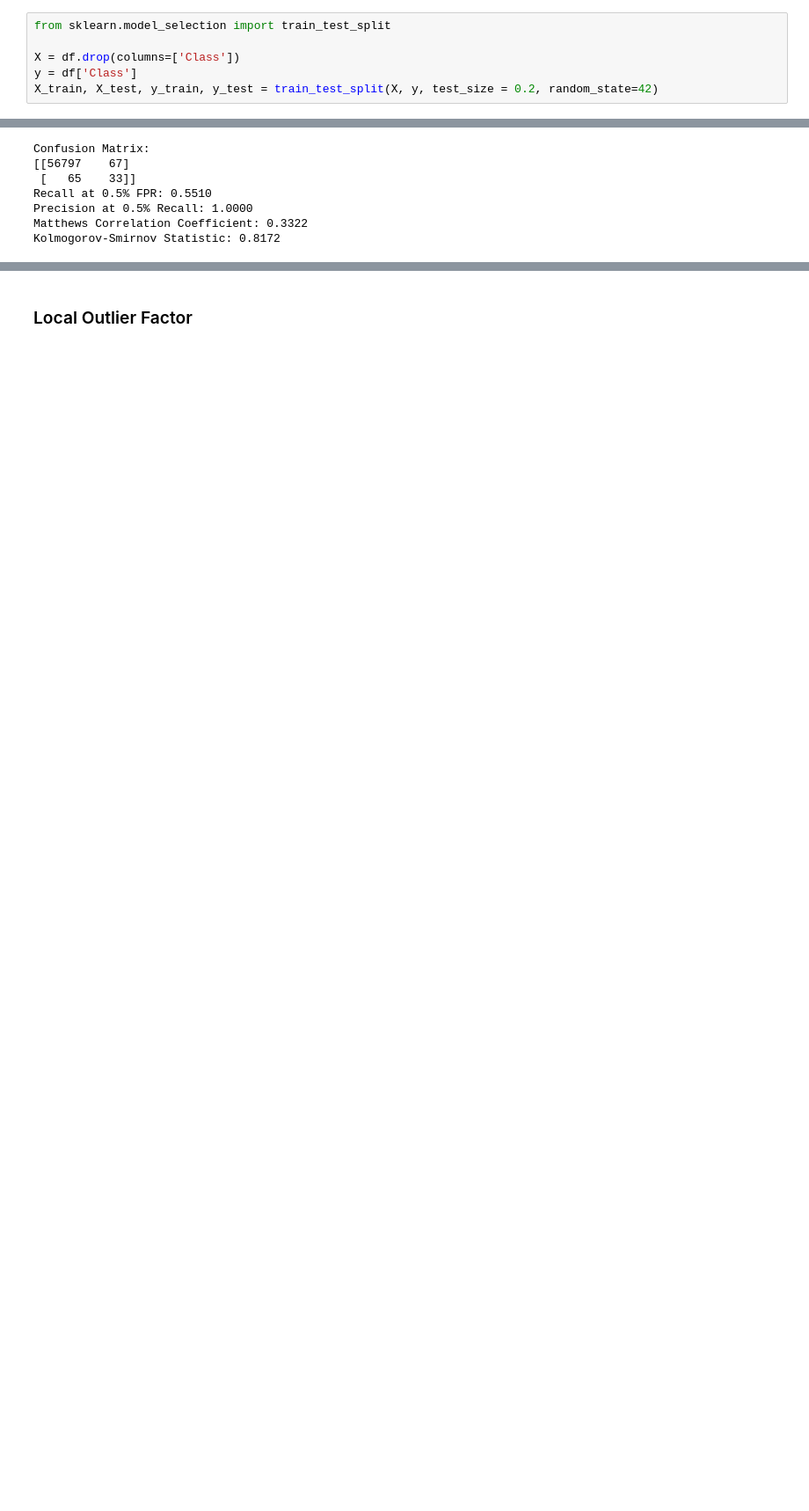
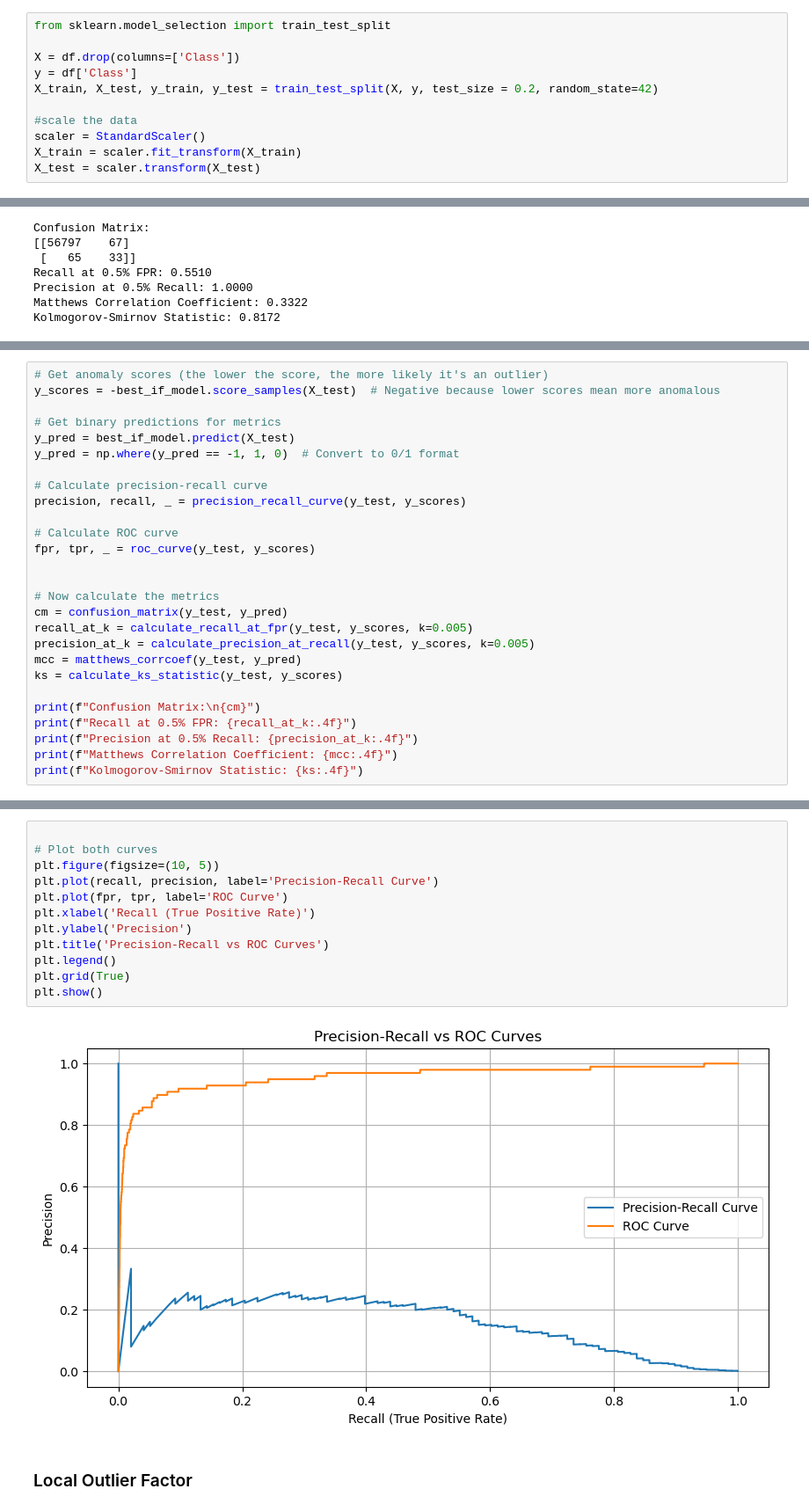
Before and after one commit to itxtx/credit_card_fraud_prediction, a Jupyter notebook: credit_card_fraud_unsupervised.ipynb, the cells around one changed output, grey strips where cells are left out. Shown at 88% size. Cells and saved outputs as stored; diff of their text form; blank space fills up the shorter version.

```diff
--- a/credit_card_fraud_unsupervised.ipynb
+++ b/credit_card_fraud_unsupervised.ipynb
@@ -75,6 +75,11 @@ from sklearn.model_selection import train_test_split
 X = df.drop(columns=['Class'])
 y = df['Class']
 X_train, X_test, y_train, y_test = train_test_split(X, y, test_size = 0.2, random_state=42)
+
+#scale the data
+scaler = StandardScaler()
+X_train = scaler.fit_transform(X_train)
+X_test = scaler.transform(X_test)
 # %% [markdown]
 ### Isolation Forest
 # %%
@@ -178,0 +242,27 @@ Kolmogorov-Smirnov Statistic: 0.8172
+# %%
+# Get anomaly scores (the lower the score, the more likely it's an outlier)
+y_scores = -best_if_model.score_samples(X_test)  # Negative because lower scores mean more anomalous
+
+# Get binary predictions for metrics
+y_pred = best_if_model.predict(X_test)
+y_pred = np.where(y_pred == -1, 1, 0)  # Convert to 0/1 format
+
+# Calculate precision-recall curve
+precision, recall, _ = precision_recall_curve(y_test, y_scores)
+
+# Calculate ROC curve
+fpr, tpr, _ = roc_curve(y_test, y_scores)
+
+
+# Now calculate the metrics
+cm = confusion_matrix(y_test, y_pred)
+recall_at_k = calculate_recall_at_fpr(y_test, y_scores, k=0.005)
+precision_at_k = calculate_precision_at_recall(y_test, y_scores, k=0.005)
+mcc = matthews_corrcoef(y_test, y_pred)
+ks = calculate_ks_statistic(y_test, y_scores)
+
+print(f"Confusion Matrix:\n{cm}")
+print(f"Recall at 0.5% FPR: {recall_at_k:.4f}")
+print(f"Precision at 0.5% Recall: {precision_at_k:.4f}")
+print(f"Matthews Correlation Coefficient: {mcc:.4f}")
+print(f"Kolmogorov-Smirnov Statistic: {ks:.4f}")
@@ -179,2 +277,16 @@ Kolmogorov-Smirnov Statistic: 0.8172
+# %%
+
+# Plot both curves
+plt.figure(figsize=(10, 5))
+plt.plot(recall, precision, label='Precision-Recall Curve')
+plt.plot(fpr, tpr, label='ROC Curve')
+plt.xlabel('Recall (True Positive Rate)')
+plt.ylabel('Precision')
+plt.title('Precision-Recall vs ROC Curves')
+plt.legend()
+plt.grid(True)
+plt.show()
+# %% [output]
+[figure, added]
 # %% [markdown]
 ### Local Outlier Factor
```
Also changed, not shown: parts of 5 cells of this notebook, 1 other file.
